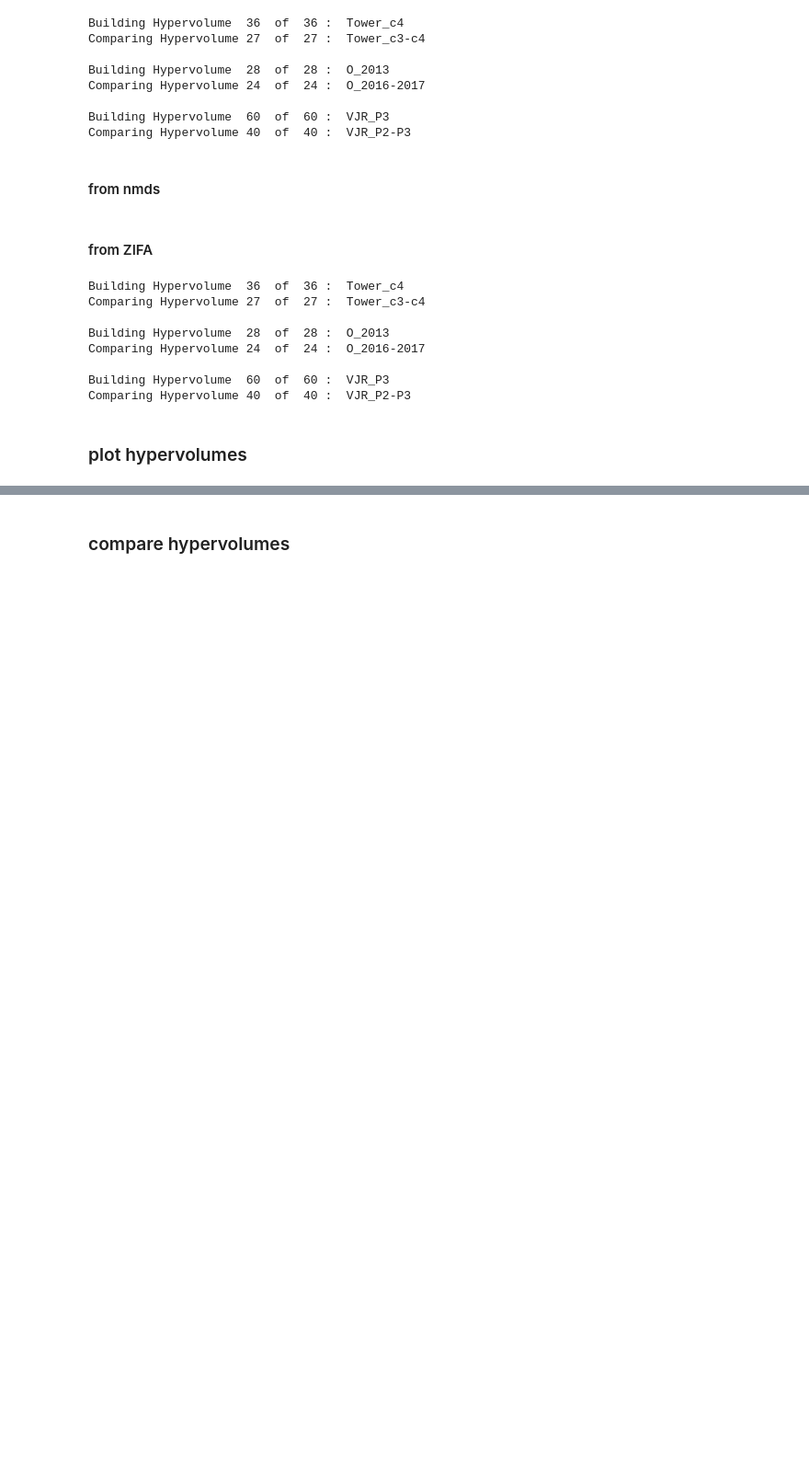
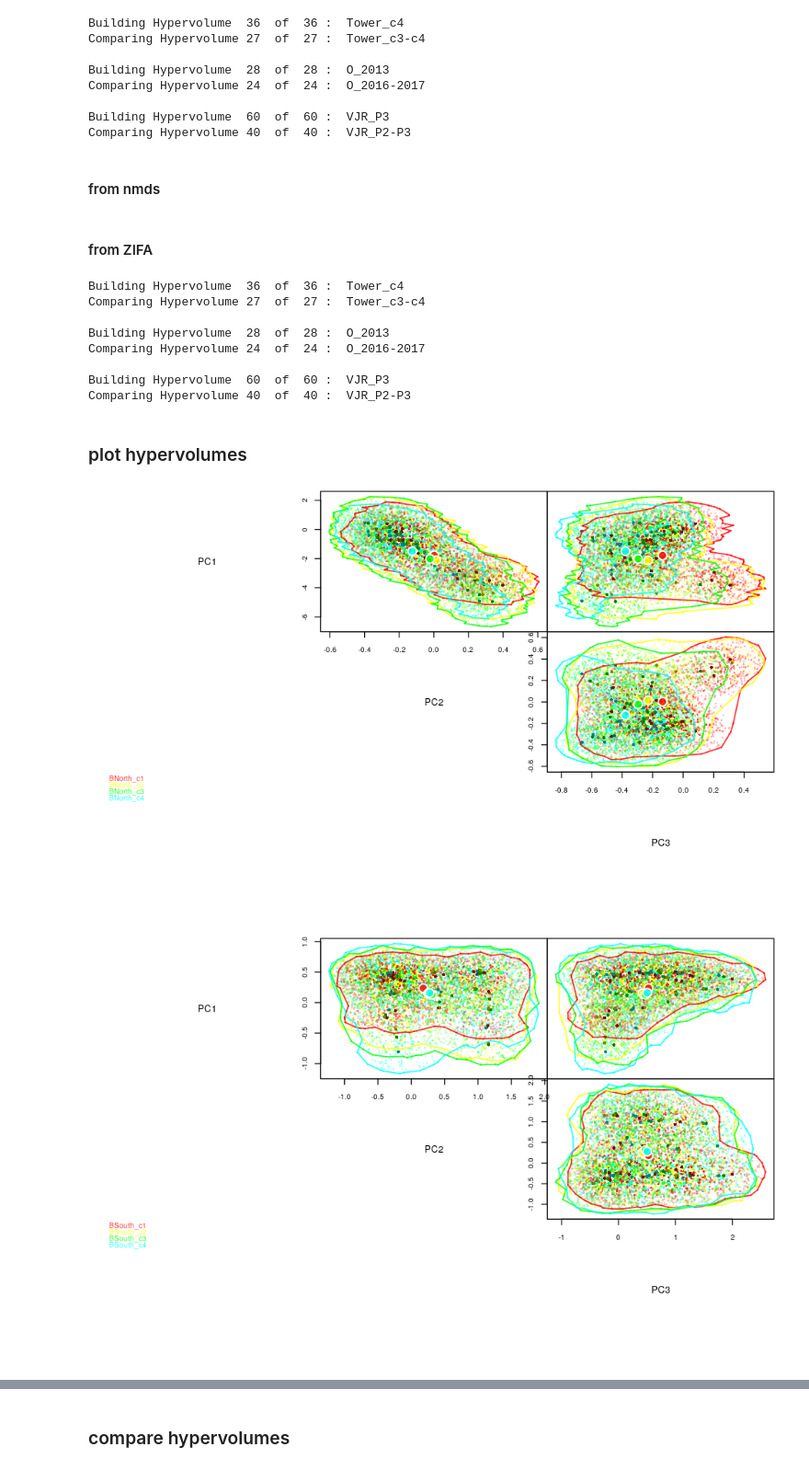
Before and after one commit to dbridg15/masters_project, a Jupyter notebook: Code/comparing_hypervolumes.ipynb, the cells around one changed output, grey strips where cells are left out. Shown at 92% size. Cells and saved outputs as stored; diff of their text form; code cells hidden in the pictures; blank space fills up the shorter version.

```diff
--- a/Code/comparing_hypervolumes.ipynb
+++ b/Code/comparing_hypervolumes.ipynb
@@ -136,4 +136,7 @@ Comparing Hypervolume 40  of  40 :  VJR_P2-P3
 # %%
 #plot_hvs(btles_hvs)
 #plot_hvs(mamls_hvs)
-#plot_hvs(trees_hvs)
+plot_hvs(trees_hvs_p)
+# %% [output]
+[figure, added]
+[figure, added]
```
Also changed, not shown: parts of 9 cells of this notebook, 1 other file.
